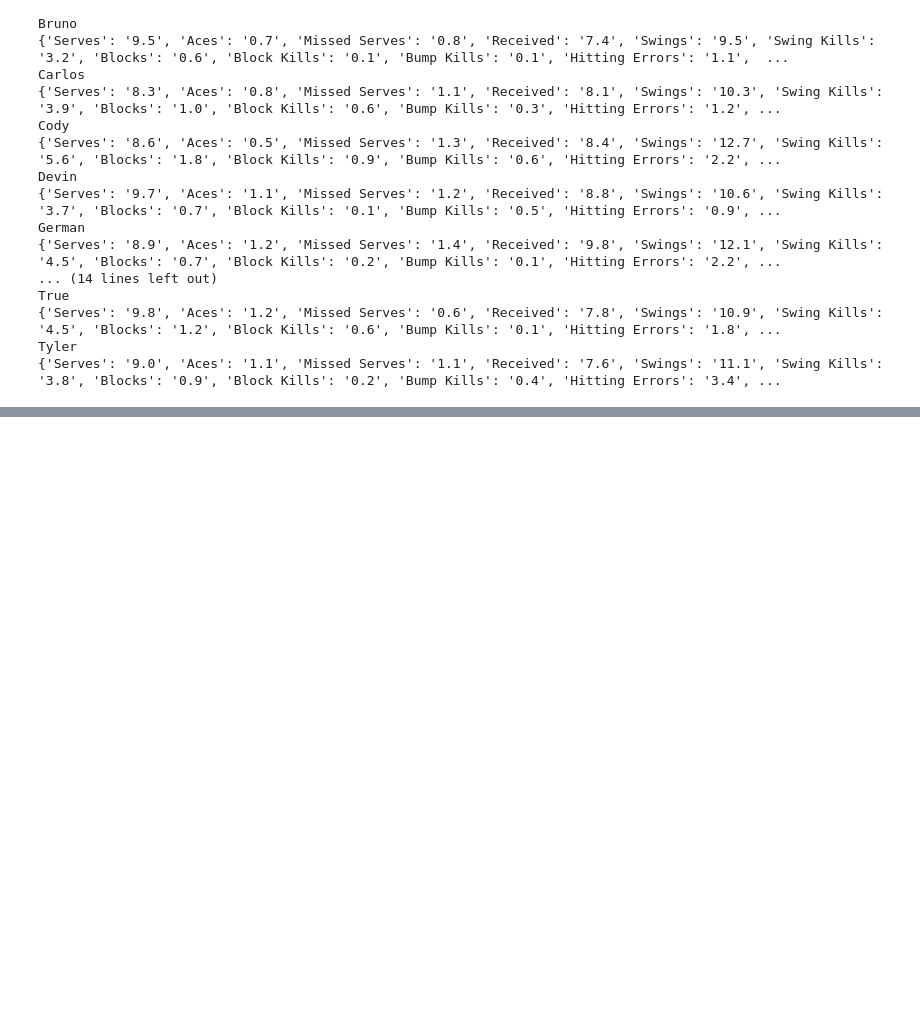
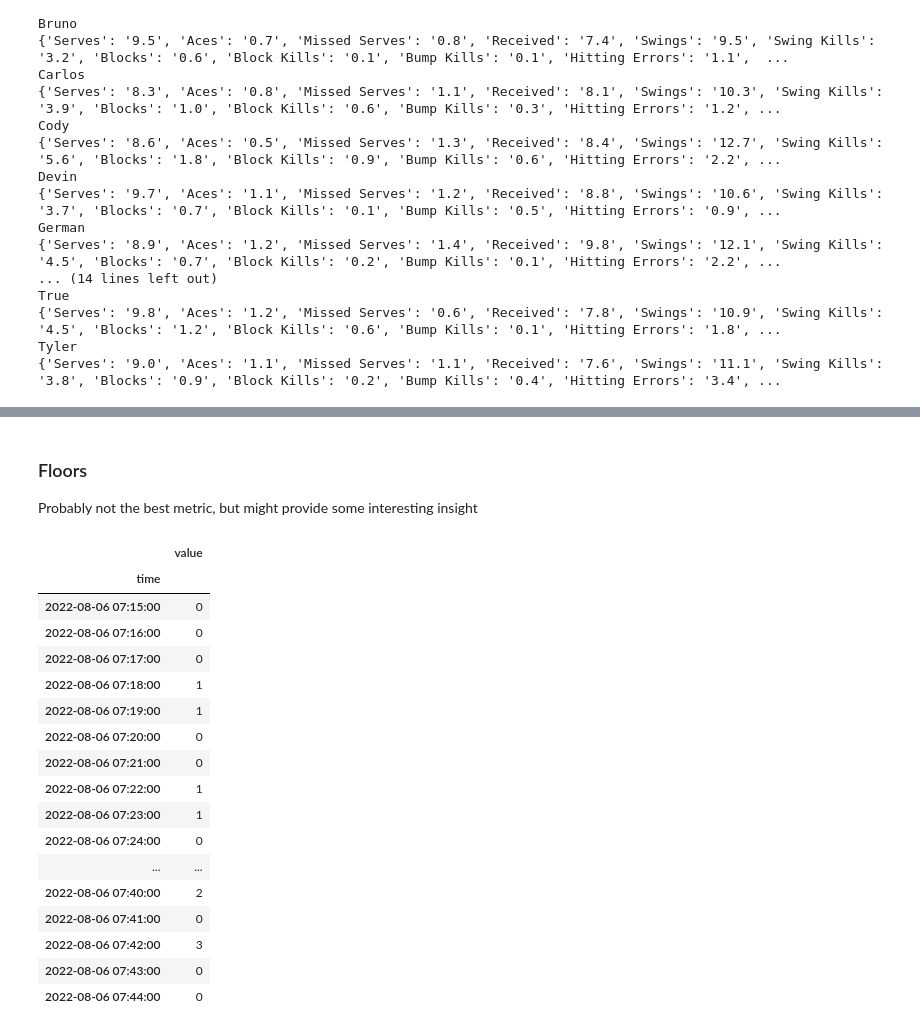
Before and after one commit to HagenFritz/HLB-Stats, a Jupyter notebook: notebooks/1.0-hef-explore.ipynb, the cells around one changed output, grey strips where cells are left out. Drawn from its saved outputs; the diff is of its cells as text; code cells hidden in the pictures; blank space fills up the shorter version.

Commit message:
experimenting with FB data

```diff
--- a/notebooks/1.0-hef-explore.ipynb
+++ b/notebooks/1.0-hef-explore.ipynb
@@ -53,0 +65,6 @@ Tyler
+# %%
+server=Oauth2.OAuth2Server(FITBIT_CLIENT_ID, FITBIT_CLIENT_SECRET)
+server.browser_authorize()
+ACCESS_TOKEN=str(server.fitbit.client.session.token['access_token'])
+REFRESH_TOKEN=str(server.fitbit.client.session.token['refresh_token'])
+auth2_client=fitbit.Fitbit(FITBIT_CLIENT_ID,FITBIT_CLIENT_SECRET,oauth2=True,access_token=ACCESS_TOKEN,refresh_token=REFRESH_TOKEN)
@@ -53,0 +126,5 @@ Tyler
+# %%
+oneDate = pd.datetime(year = 2022, month = 8, day = 5)
+oneDayData = auth2_client.intraday_time_series('activities/heart', oneDate, detail_level='1sec')
+heart_intraday = pd.DataFrame(oneDayData["activities-heart-intraday"]["dataset"])
+heart_intraday.head()
@@ -53,0 +138,28 @@ Tyler
+# %% [markdown]
+### Floors
+Probably not the best metric, but might provide some interesting insight
+# %%
+oneDayData = auth2_client.intraday_time_series("activities/floors", oneDate, detail_level='1min')
+floors_intraday = pd.DataFrame(oneDayData["activities-floors-intraday"]["dataset"])
+floors_intraday["time"] = pd.to_datetime(floors_intraday["time"])
+floors_intraday.set_index("time",inplace=True)
+floors_intraday[datetime(2022,8,6,7,15):][:30]
+# %% [output]
+|  | value |
+| time |  |
+| 2022-08-06 07:15:00 | 0 |
+| 2022-08-06 07:16:00 | 0 |
+| 2022-08-06 07:17:00 | 0 |
+| 2022-08-06 07:18:00 | 1 |
+| 2022-08-06 07:19:00 | 1 |
+| 2022-08-06 07:20:00 | 0 |
+| 2022-08-06 07:21:00 | 0 |
+| 2022-08-06 07:22:00 | 1 |
+| 2022-08-06 07:23:00 | 1 |
+| 2022-08-06 07:24:00 | 0 |
+| ... | ... |
+| 2022-08-06 07:40:00 | 2 |
+| 2022-08-06 07:41:00 | 0 |
+| 2022-08-06 07:42:00 | 3 |
+| 2022-08-06 07:43:00 | 0 |
+| 2022-08-06 07:44:00 | 0 |
```
Also changed, not shown: parts of 17 cells of this notebook, 3 other files.
